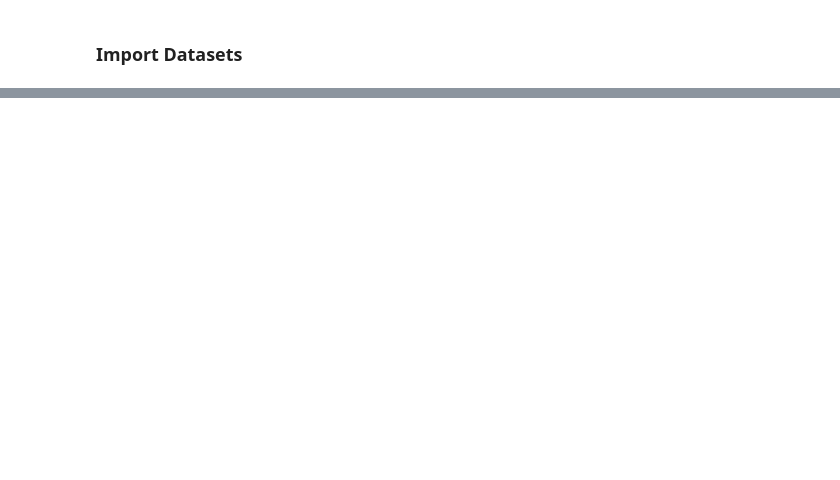
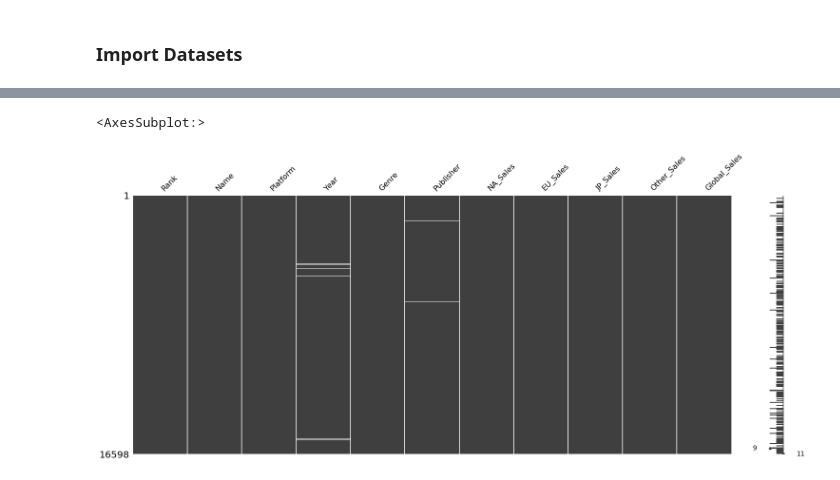
Before and after one commit to stdynv/suivi_projet_data, a Jupyter notebook: projet.ipynb, the cells around one changed output, grey strips where cells are left out. Drawn from its saved outputs; the diff is of its cells as text; code cells hidden in the pictures; blank space fills up the shorter version.

```diff
--- a/projet.ipynb
+++ b/projet.ipynb
@@ -46,0 +66,5 @@ Name: Year, Length: 16598, dtype: datetime64[ns]
+# %%
+msno.matrix(df)
+# %% [output]
+<AxesSubplot:>
+[figure, added]
```
Also changed, not shown: parts of 10 cells of this notebook.
